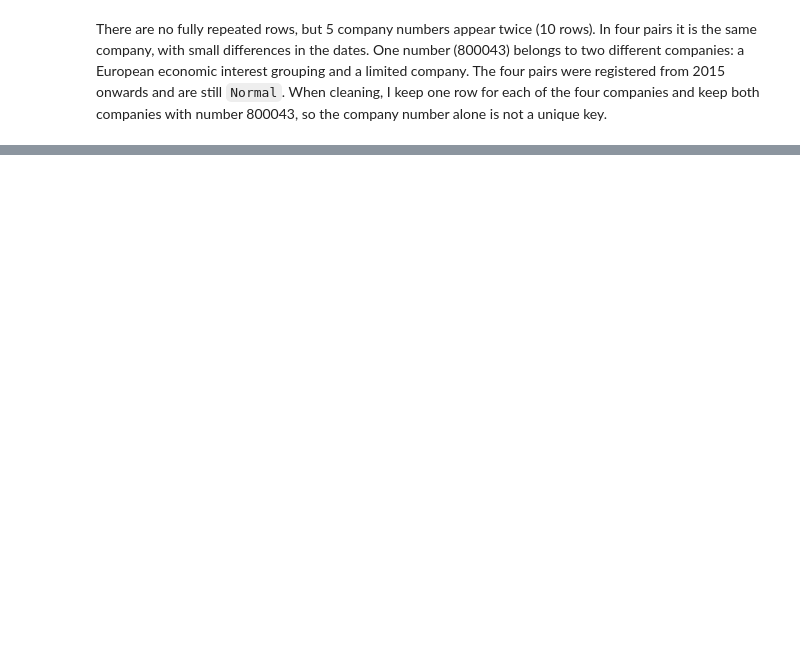
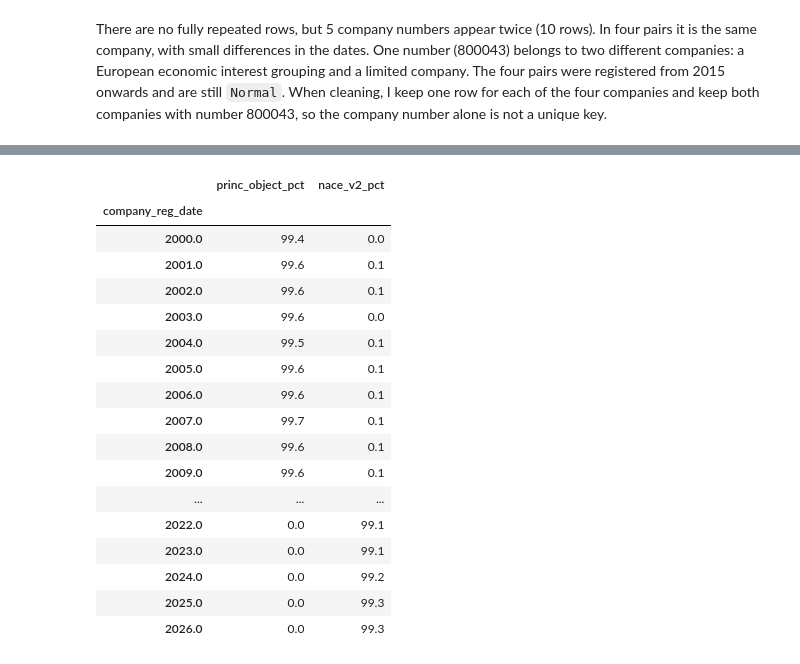
Before and after one commit to temulenbd/irish-company-survival-analysis, a Jupyter notebook: notebooks/1_data_preparation.ipynb, the cells around one changed output, grey strips where cells are left out. Drawn from its saved outputs; the diff is of its cells as text; code cells hidden in the pictures; blank space fills up the shorter version.

```diff
--- a/notebooks/1_data_preparation.ipynb
+++ b/notebooks/1_data_preparation.ipynb
@@ -464,0 +468,30 @@ There are no fully repeated rows, but 5 company numbers appear twice (10 rows).
+# %%
+# Registration year
+reg_year = reg_date.dt.year
+
+# % of companies with each sector code, per registration year
+sector_by_year = pd.DataFrame({
+    "princ_object_pct": companies["princ_object_code"].notna().groupby(reg_year).mean() * 100,
+    "nace_v2_pct": companies["nace_v2_code"].notna().groupby(reg_year).mean() * 100,
+}).round(1)
+
+sector_by_year[sector_by_year.index >= 2000]
+# %% [output]
+|  | princ_object_pct | nace_v2_pct |
+| company_reg_date |  |  |
+| 2000.0 | 99.4 | 0.0 |
+| 2001.0 | 99.6 | 0.1 |
+| 2002.0 | 99.6 | 0.1 |
+| 2003.0 | 99.6 | 0.0 |
+| 2004.0 | 99.5 | 0.1 |
+| 2005.0 | 99.6 | 0.1 |
+| 2006.0 | 99.6 | 0.1 |
+| 2007.0 | 99.7 | 0.1 |
+| 2008.0 | 99.6 | 0.1 |
+| 2009.0 | 99.6 | 0.1 |
+| ... | ... | ... |
+| 2022.0 | 0.0 | 99.1 |
+| 2023.0 | 0.0 | 99.1 |
+| 2024.0 | 0.0 | 99.2 |
+| 2025.0 | 0.0 | 99.3 |
+| 2026.0 | 0.0 | 99.3 |
```
Also changed, not shown: parts of 15 cells of this notebook.
